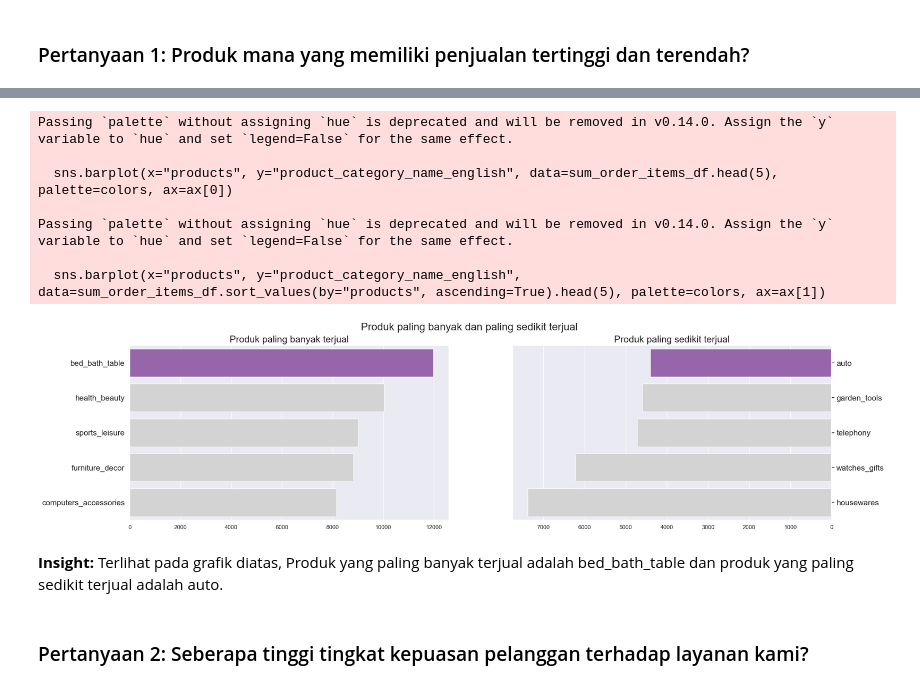
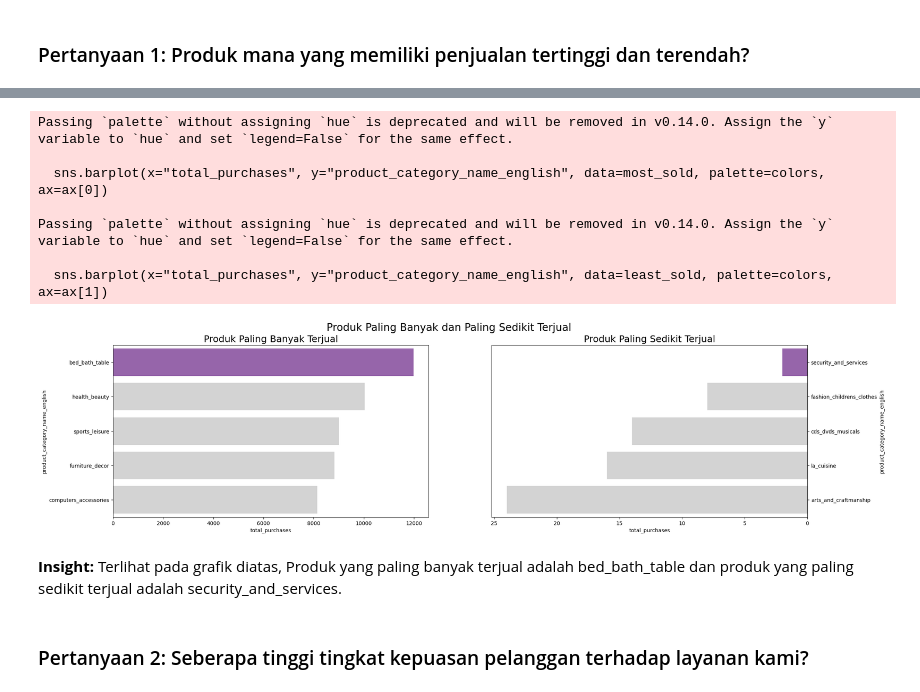
Before and after one commit to Yona1201/E-Commerce-Public-Dataset-Analysis, a Jupyter notebook: notebook.ipynb, the cells around one changed output, grey strips where cells are left out. Drawn from its saved outputs; the diff is of its cells as text; code cells hidden in the pictures.

```diff
--- a/notebook.ipynb
+++ b/notebook.ipynb
@@ -1047,36 +1312,41 @@ sum_order_items_df.head()
 # %%
+# Menghitung produk dengan penjualan terbanyak dan tersedikit
+sum_order_items_df = all_data.groupby("product_category_name_english")["product_id"].count().reset_index()
+sum_order_items_df = sum_order_items_df.rename(columns={"product_id": "total_purchases"})
+
+# Produk dengan penjualan terbanyak dan tersedikit
+most_sold = sum_order_items_df.nlargest(5, "total_purchases")
+least_sold = sum_order_items_df.nsmallest(5, "total_purchases")
+
+# Membuat plot
 fig, ax = plt.subplots(nrows=1, ncols=2, figsize=(24, 6))
-
 colors = ["#9B59B6", "#D3D3D3", "#D3D3D3", "#D3D3D3", "#D3D3D3"]
 
-sns.barplot(x="products", y="product_category_name_english", data=sum_order_items_df.head(5), palette=colors, ax=ax[0])
-ax[0].set_ylabel(None)
-ax[0].set_xlabel(None)
-ax[0].set_title("Produk paling banyak terjual", loc="center", fontsize=18)
-ax[0].tick_params(axis ='y', labelsize=15)
+# Visualisasi produk dengan penjualan terbanyak
+sns.barplot(x="total_purchases", y="product_category_name_english", data=most_sold, palette=colors, ax=ax[0])
+ax[0].set_title("Produk Paling Banyak Terjual", fontsize=18)
 
-sns.barplot(x="products", y="product_category_name_english", data=sum_order_items_df.sort_values(by="products", ascending=True).head(5), palette=colors, ax=ax[1])
-ax[1].set_ylabel(None)
-ax[1].set_xlabel(None)
+# Visualisasi produk dengan penjualan tersedikit
+sns.barplot(x="total_purchases", y="product_category_name_english", data=least_sold, palette=colors, ax=ax[1])
 ax[1].invert_xaxis()
 ax[1].yaxis.set_label_position("right")
 ax[1].yaxis.tick_right()
-ax[1].set_title("Produk paling sedikit terjual", loc="center", fontsize=18)
-ax[1].tick_params(axis='y', labelsize=15)
+ax[1].set_title("Produk Paling Sedikit Terjual", fontsize=18)
 
-plt.suptitle("Produk paling banyak dan paling sedikit terjual", fontsize=20)
+# Judul utama
+plt.suptitle("Produk Paling Banyak dan Paling Sedikit Terjual", fontsize=20)
 plt.show()
 # %% [output]
 Passing `palette` without assigning `hue` is deprecated and will be removed in v0.14.0. Assign the `y` variable to `hue` and set `legend=False` for the same effect.
 
-  sns.barplot(x="products", y="product_category_name_english", data=sum_order_items_df.head(5), palette=colors, ax=ax[0])
+  sns.barplot(x="total_purchases", y="product_category_name_english", data=most_sold, palette=colors, ax=ax[0])
 
 Passing `palette` without assigning `hue` is deprecated and will be removed in v0.14.0. Assign the `y` variable to `hue` and set `legend=False` for the same effect.
 
-  sns.barplot(x="products", y="product_category_name_english", data=sum_order_items_df.sort_values(by="products", ascending=True).head(5), palette=colors, ax=ax[1])
+  sns.barplot(x="total_purchases", y="product_category_name_english", data=least_sold, palette=colors, ax=ax[1])
-[figure, old version]
+[figure, new version]
 # %% [markdown]
-**Insight:** Terlihat pada grafik diatas, Produk yang paling banyak terjual adalah bed_bath_table dan produk yang paling sedikit terjual adalah auto.
+**Insight:** Terlihat pada grafik diatas, Produk yang paling banyak terjual adalah bed_bath_table dan produk yang paling sedikit terjual adalah security_and_services.
 # %% [markdown]
 ### Pertanyaan 2: Seberapa tinggi tingkat kepuasan pelanggan terhadap layanan kami?
 # %%
```
Also changed, not shown: parts of 48 cells of this notebook.
